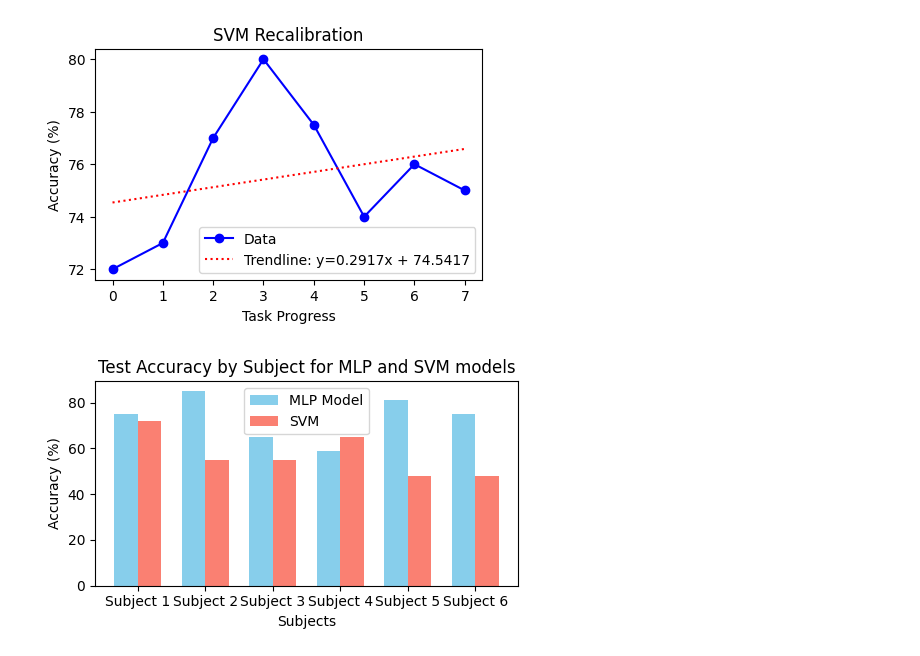
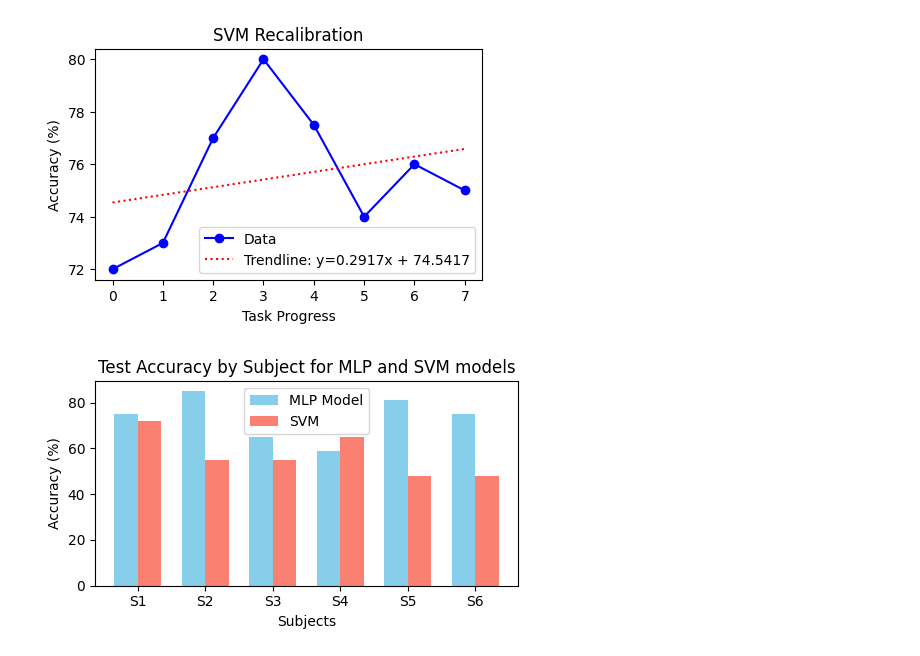
Before and after one commit to AbiriLab/Neurofeedback-Based-BCI, a Jupyter notebook: SVM for Unicorn Data/Classificaton_nf_V11.ipynb, the cells around one changed output. Saved outputs shown, nothing was run; the diff lists cells and outputs as text; code cells hidden in the pictures.

```diff
--- a/SVM for Unicorn Data/Classificaton_nf_V11.ipynb
+++ b/SVM for Unicorn Data/Classificaton_nf_V11.ipynb
@@ -350,33 +350,33 @@ plt.show()
 import matplotlib.pyplot as plt
 
 # Data
-subjects = ['Subject 1', 'Subject 2', 'Subject 3', 'Subject 4', 'Subject 5', 'Subject 6']
+subjects = ['S1', 'S2', 'S3', 'S4', 'S5', 'S6']
 mlp_accuracies = [75, 85, 65, 59, 81, 75]
 svm_accuracies = [72, 55, 55, 65, 48, 48]
 
 # Plot settings
 bar_width = 0.35
 index = range(len(subjects))
 
 # Plotting the data
 plt.figure(figsize=(5, 3))
 
 # MLP bars
 plt.bar(index, mlp_accuracies, bar_width, color='skyblue', label='MLP Model')
 
 # SVM bars (shifted by bar_width for side-by-side bars)
 plt.bar([i + bar_width for i in index], svm_accuracies, bar_width, color='salmon', label='SVM')
 
 # Setting the title and labels
 plt.title('Test Accuracy by Subject for MLP and SVM models')
 plt.xlabel('Subjects')
 plt.ylabel('Accuracy (%)')
 plt.xticks([i + bar_width/2 for i in index], subjects)  # positioning the x labels in the center of the grouped bars
 plt.grid(axis='y', linestyle='--', linewidth=0.7, alpha=0.7)
 plt.legend()
 plt.grid(False)
 # Display the plot
 plt.tight_layout()
 plt.show()
 # %% [output]
-[figure, old version]
+[figure, new version]
```
Also changed, not shown: 3 other files.
